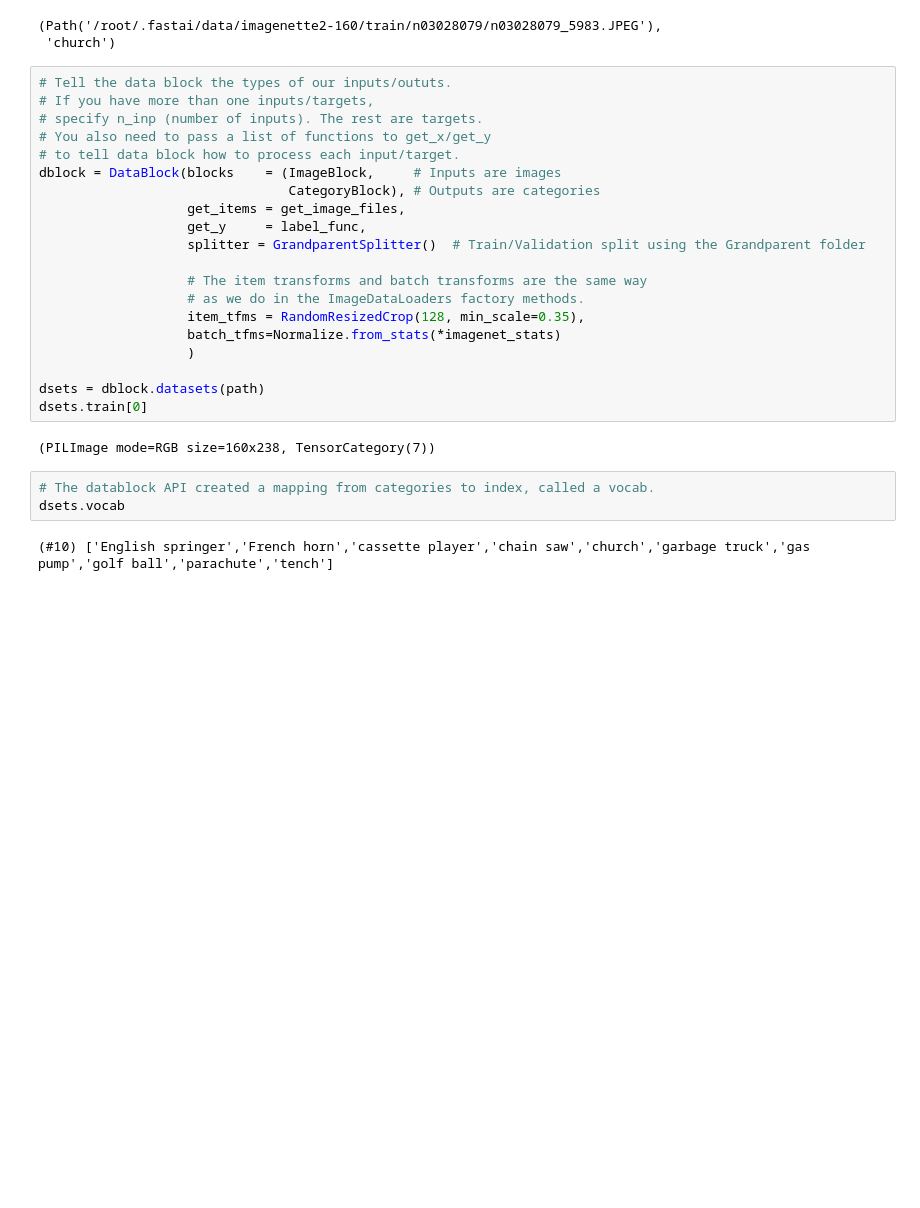
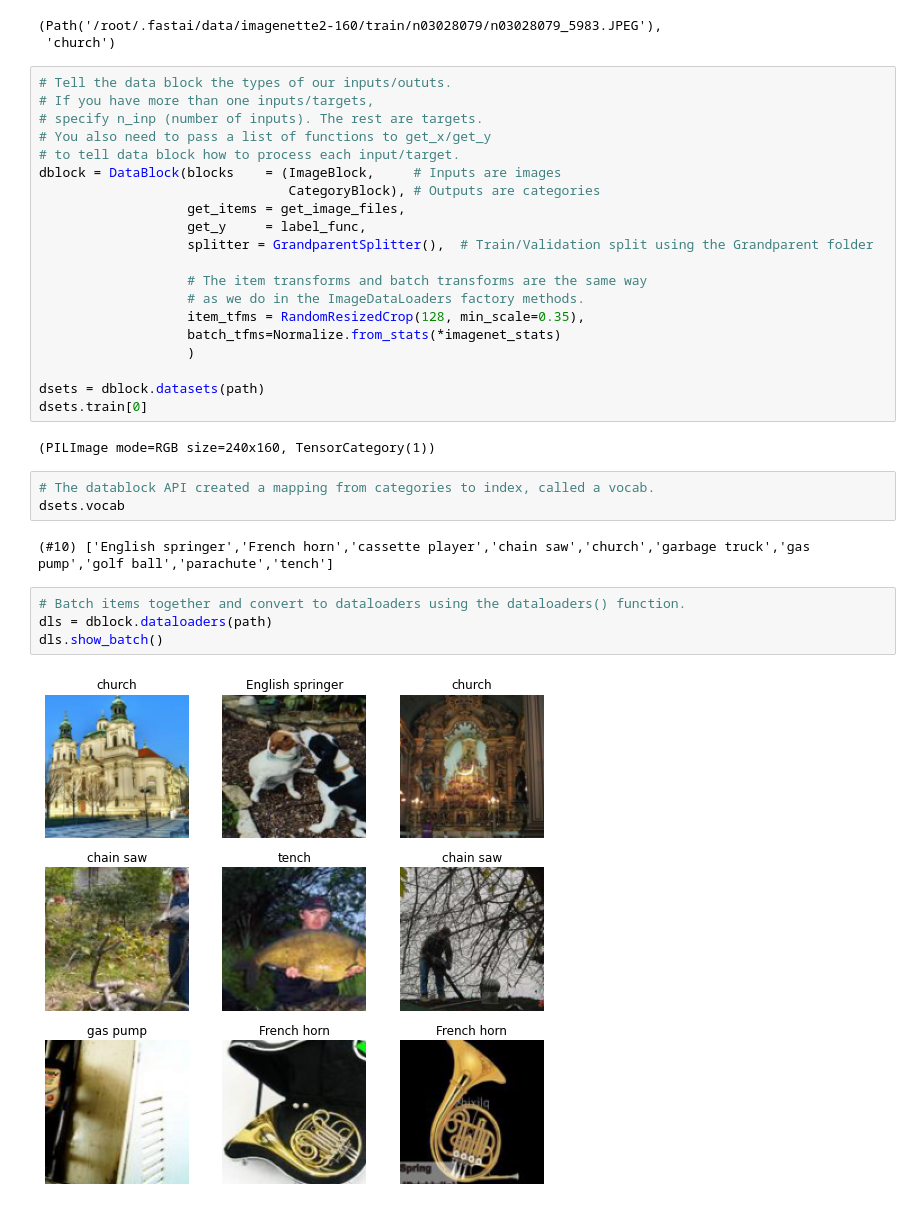
Before and after one commit to samirgadkari/fastai_pytorch_book, a Jupyter notebook: Tutorials_Imagenette.ipynb, the cells around one changed output. Saved outputs shown, nothing was run; the diff lists cells and outputs as text; blank space fills up the shorter version.

```diff
--- a/Tutorials_Imagenette.ipynb
+++ b/Tutorials_Imagenette.ipynb
@@ -100,7 +100,7 @@ dblock = DataBlock(blocks    = (ImageBlock,     # Inputs are images
                                 CategoryBlock), # Outputs are categories
                    get_items = get_image_files,
                    get_y     = label_func,
-                   splitter = GrandparentSplitter()  # Train/Validation split using the Grandparent folder
+                   splitter = GrandparentSplitter(),  # Train/Validation split using the Grandparent folder
 
                    # The item transforms and batch transforms are the same way
                    # as we do in the ImageDataLoaders factory methods.
@@ -111,9 +111,15 @@ dblock = DataBlock(blocks    = (ImageBlock,     # Inputs are images
 dsets = dblock.datasets(path)
 dsets.train[0]
 # %% [output]
-(PILImage mode=RGB size=160x238, TensorCategory(7))
+(PILImage mode=RGB size=240x160, TensorCategory(1))
 # %%
 # The datablock API created a mapping from categories to index, called a vocab.
 dsets.vocab
 # %% [output]
 (#10) ['English springer','French horn','cassette player','chain saw','church','garbage truck','gas pump','golf ball','parachute','tench']
+# %%
+# Batch items together and convert to dataloaders using the dataloaders() function.
+dls = dblock.dataloaders(path)
+dls.show_batch()
+# %% [output]
+[figure, added]
```
Also changed, not shown: parts of 11 cells of this notebook.
